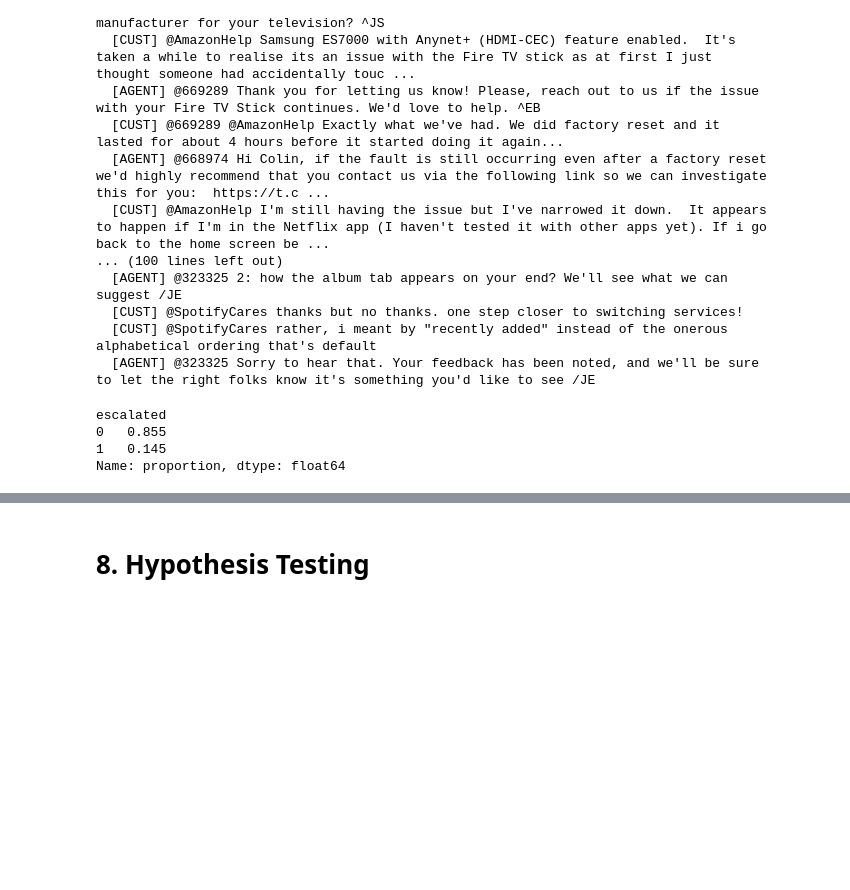
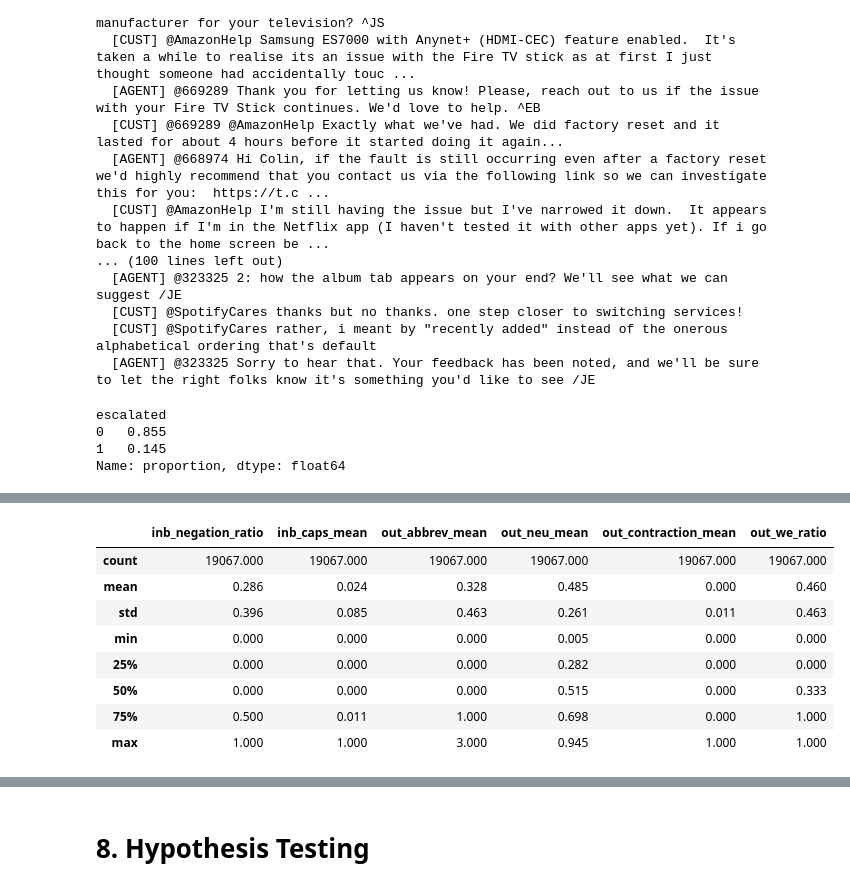
Before and after one commit to rudimentos/Social-Media_Machine-Learning_project, a Jupyter notebook: twcs_jyp.ipynb, the cells around one changed output, grey strips where cells are left out. Cells and saved outputs as stored; diff of their text form; code cells hidden in the pictures; blank space fills up the shorter version.

```diff
--- a/twcs_jyp.ipynb
+++ b/twcs_jyp.ipynb
@@ -1189,0 +1210,12 @@ Name: proportion, dtype: float64
+# %%
+df_threads[['inb_negation_ratio', 'inb_caps_mean', 'out_abbrev_mean', 'out_neu_mean', 'out_contraction_mean', 'out_we_ratio']].describe()
+# %% [output]
+|  | inb_negation_ratio | inb_caps_mean | out_abbrev_mean | out_neu_mean | out_contraction_mean | out_we_ratio |
+| count | 19067.000 | 19067.000 | 19067.000 | 19067.000 | 19067.000 | 19067.000 |
+| mean | 0.286 | 0.024 | 0.328 | 0.485 | 0.000 | 0.460 |
+| std | 0.396 | 0.085 | 0.463 | 0.261 | 0.011 | 0.463 |
+| min | 0.000 | 0.000 | 0.000 | 0.005 | 0.000 | 0.000 |
+| 25% | 0.000 | 0.000 | 0.000 | 0.282 | 0.000 | 0.000 |
+| 50% | 0.000 | 0.000 | 0.000 | 0.515 | 0.000 | 0.333 |
+| 75% | 0.500 | 0.011 | 1.000 | 0.698 | 0.000 | 1.000 |
+| max | 1.000 | 1.000 | 3.000 | 0.945 | 1.000 | 1.000 |
```
Also changed, not shown: parts of 7 cells of this notebook.
